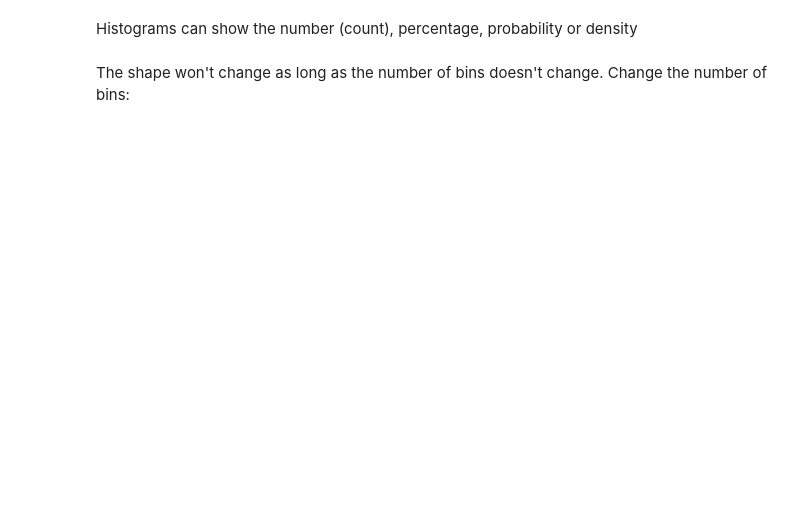
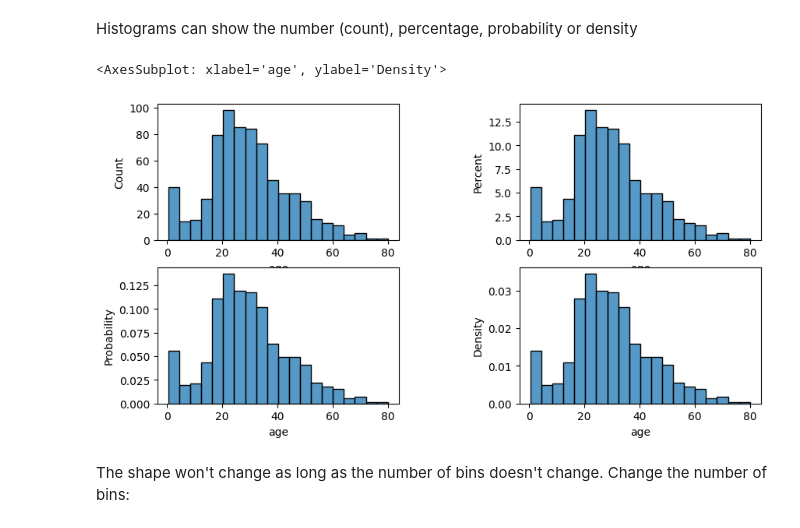
Before and after one commit to nlihin/data-analytics, a Jupyter notebook: unit04_visualize.ipynb, the cells around one changed output. Drawn from its saved outputs; the diff is of its cells as text; code cells hidden in the pictures; blank space fills up the shorter version.

```diff
--- a/unit04_visualize.ipynb
+++ b/unit04_visualize.ipynb
@@ -116,11 +126,14 @@ Histograms can show the number (count), percentage, probability or density
 # %%
 fig, ax = plt.subplots(2,2, figsize = (10,5))
 plt.subplots_adjust(wspace = 0.5)
 
-sns.histplot(data=titanic_df, x ='age', ax = ax[0,0] )
+sns.histplot(titanic_df, x ='age', ax = ax[0,0])
 sns.histplot(data=titanic_df, x='age', stat='percent', ax = ax[0,1])
 sns.histplot(data=titanic_df, x='age', stat='probability', ax = ax[1,0])
 sns.histplot(data=titanic_df, x='age', stat='density', ax = ax[1,1])
+# %% [output]
+<AxesSubplot: xlabel='age', ylabel='Density'>
+[figure, added]
 # %% [markdown]
 The shape won't change as long as the number of bins doesn't change.
 Change the number of bins:
```
Also changed, not shown: parts of 38 cells of this notebook.
